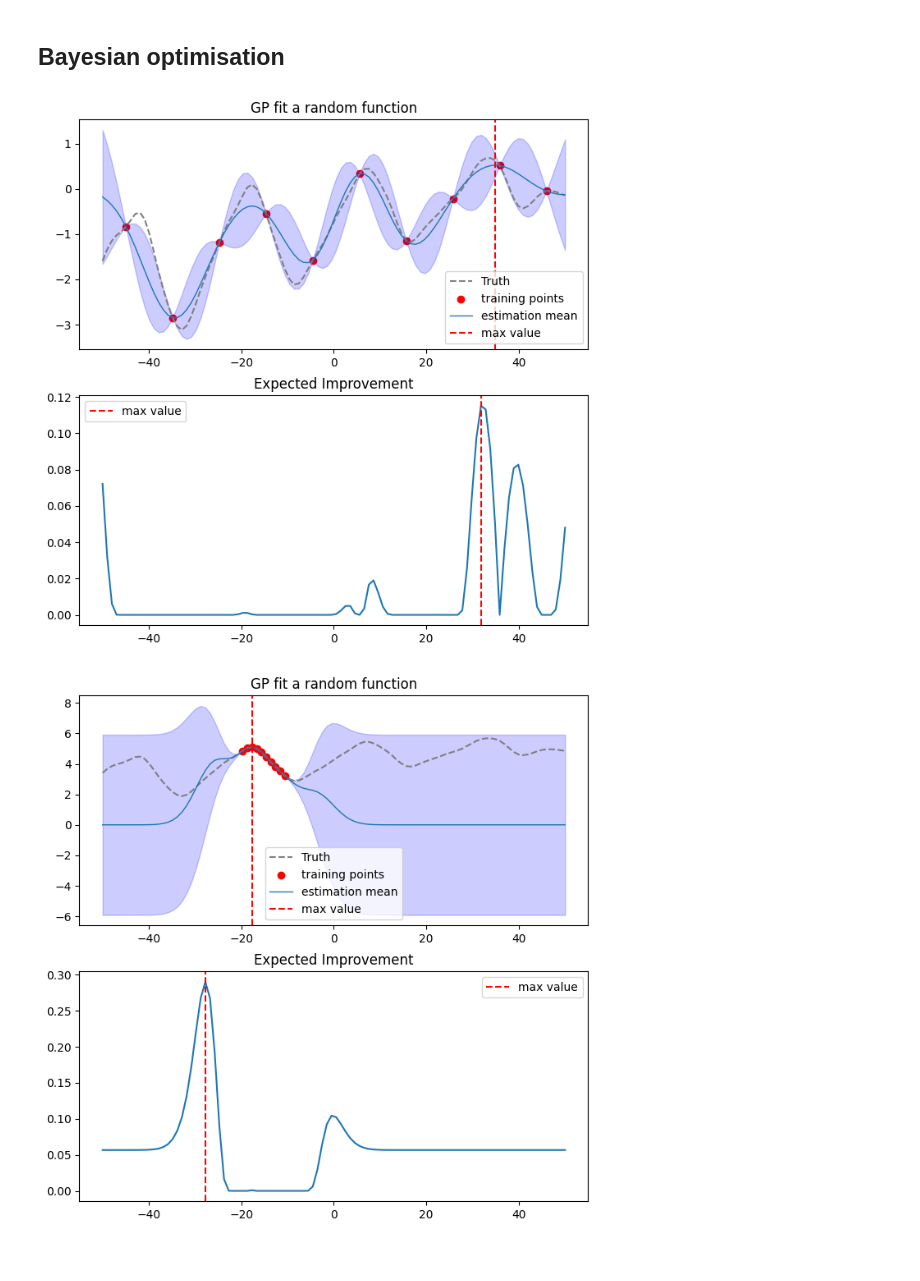
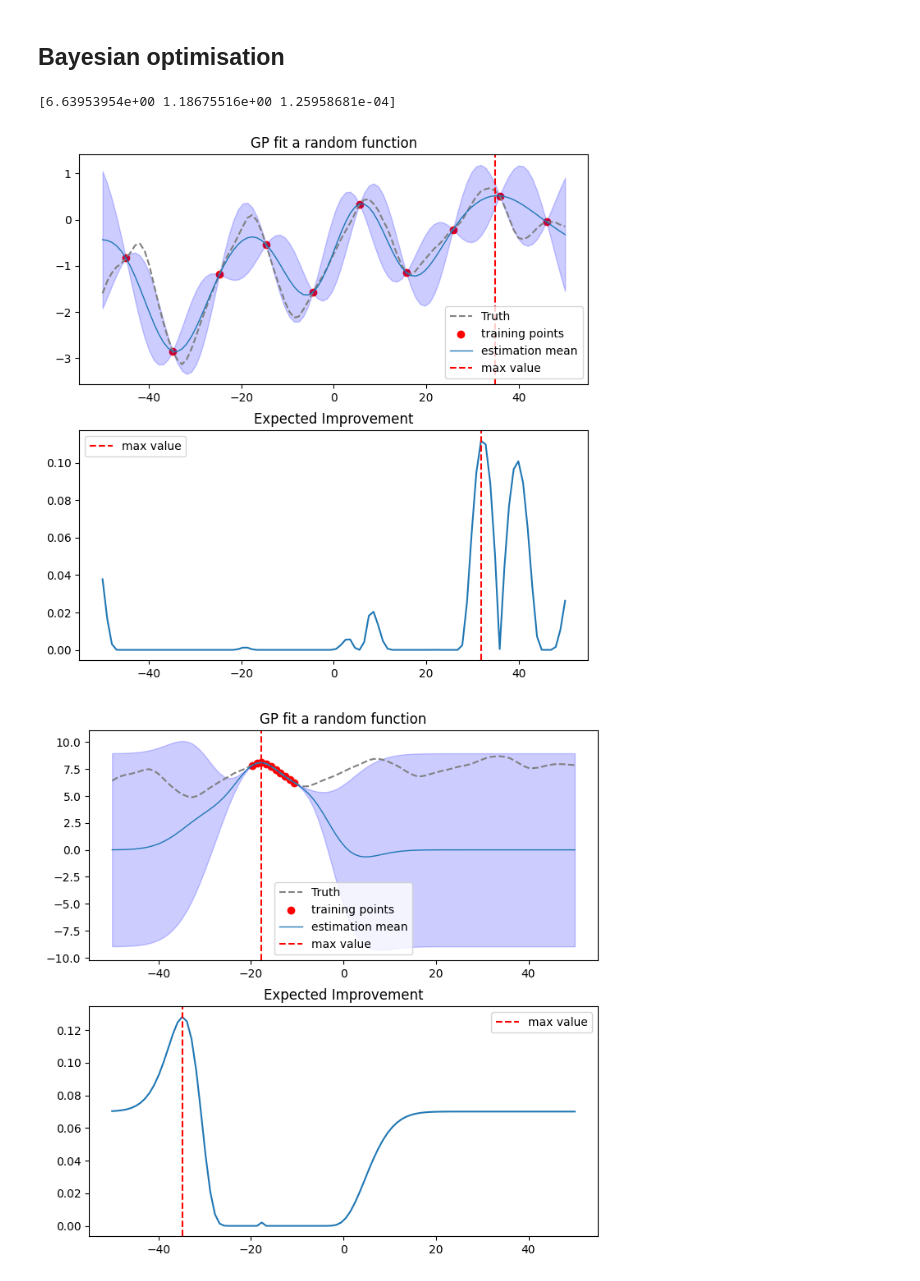
Before and after one commit to kurexi/ml-labs, a Jupyter notebook: GaussianProcess.ipynb, the cells around one changed output. Saved outputs shown, nothing was run; the diff lists cells and outputs as text; code cells hidden in the pictures.

```diff
--- a/GaussianProcess.ipynb
+++ b/GaussianProcess.ipynb
@@ -38,13 +38,16 @@ plt.show()
 # %% [output]
 [figure]
 # %%
-def covariance_matrix(X, kernel_fun, sigma_d=1.0):
+def covariance_matrix(X, kernel_fun, sigma_d=0.01):
   cvx = np.zeros((len(X), len(X)))
   for i in range(len(X)):
     for j in range(len(X)):
       cvx[i, j] = kernel_fun(X[i], X[j])
 
-  return cvx + 1e-5 * np.eye(len(X)) * sigma_d**2
+  true_noise = sigma_d**2 * np.eye(len(X))
+  jitter = 1e-6 * np.eye(len(X))
+
+  return cvx + true_noise + jitter
 
 def k_se(x_m, x_n, sigma=2.0, l=50.0):
   return sigma**2 * np.exp(-(x_m - x_n)**2/2/l**2)
@@ -277,14 +283,17 @@ x_train = x_test[5::10]
 t_train = truth[5::10]
 axis[0].scatter(x_train, t_train, c='red', label='training points')
 
-result = opt.minimize(negative_lml, [2, 1.0, 1.0], args=(x_train, t_train, k_se))
+result = opt.minimize(negative_lml, [10.0, 1.0, 0], args=(x_train, t_train, k_se))
 l_op, sigma_f_op, sigma_d_op = result.x
+print(result.x)
 learned_kernel = covariance_matrix(x_train, lambda x,y: k_se(x, y, sigma_f_op, l_op), sigma_d=sigma_d_op)
 pure_kernel = covariance_matrix(x_train, lambda x,y: k_se(x, y, sigma_f_op, l_op), sigma_d=0)
 
-inv_K_times_t = np.linalg.solve(learned_kernel, t_train)
+prior_mean = np.mean(t_train)
+
+inv_K_times_t = np.linalg.solve(learned_kernel, t_train - prior_mean)
 K_star_x = cross_covariance_matrix(x_test, x_train, lambda x,y: k_se(x, y, sigma_f_op, l_op))
-mean_test = np.dot(K_star_x, inv_K_times_t)
+mean_test = prior_mean + np.dot(K_star_x, inv_K_times_t)
 
 K_star_star = covariance_matrix(x_test, lambda x,y: k_se(x, y, sigma_f_op, l_op), sigma_d=0)
 inv_K_times_K_x_star = np.linalg.solve(learned_kernel, K_star_x.T)
@@ -307,11 +316,12 @@ axis[1].legend()
 
 plt.show()
 # %% [output]
+[6.63953954e+00 1.18675516e+00 1.25958681e-04]
-[figure, old version]
+[figure, new version]
 # %%
 # Failure snario
 fig, axis = plt.subplots(2, 1, figsize=(8,8))
-truth2 = truth+5
+truth2 = truth+8
 axis[0].plot(x_test, truth2, linestyle='--', c='gray', label='Truth')
 
 x_train = x_test[30:40:1]
@@ -321,34 +331,34 @@ axis[0].scatter(x_train, t_train, c='red', label='training points')
 result = opt.minimize(negative_lml, [2, 1.0, 1.0], args=(x_train, t_train, k_se))
 l_op, sigma_f_op, sigma_d_op = result.x
 learned_kernel = covariance_matrix(x_train, lambda x,y: k_se(x, y, sigma_f_op, l_op), sigma_d=sigma_d_op)
 pure_kernel = covariance_matrix(x_train, lambda x,y: k_se(x, y, sigma_f_op, l_op), sigma_d=0)
 
 inv_K_times_t = np.linalg.solve(learned_kernel, t_train)
 K_star_x = cross_covariance_matrix(x_test, x_train, lambda x,y: k_se(x, y, sigma_f_op, l_op))
 mean_test = np.dot(K_star_x, inv_K_times_t)
 
 K_star_star = covariance_matrix(x_test, lambda x,y: k_se(x, y, sigma_f_op, l_op), sigma_d=0)
 inv_K_times_K_x_star = np.linalg.solve(learned_kernel, K_star_x.T)
 covariance_test = K_star_star - np.dot(K_star_x, inv_K_times_K_x_star)
 std_test = np.sqrt(np.maximum(np.diag(covariance_test), 0))
 
 i_eta =  np.argmax(mean_test)
 
 axis[0].fill_between(x_test, mean_test - 1.96*std_test, mean_test + 1.96*std_test, color='blue', alpha=0.2)
 axis[0].plot(x_test, mean_test, linewidth=1, label='estimation mean')
 axis[0].set_title('GP fit a random function')
 axis[0].axvline(x=x_test[i_eta], color='red', linestyle='--', label='max value')
 axis[0].legend()
 
 eis = [expected_improvement(mean_test, std_test, mean_test[i_eta])]
 axis[1].plot(x_test, eis[0])
 axis[1].axvline(x=x_test[np.argmax(eis[0])], color='red', linestyle='--', label='max value')
 axis[1].set_title('Expected Improvement')
 axis[1].legend()
 
 plt.show()
 # %% [output]
-[figure, old version]
+[figure, new version]
 # %%
 # Failure snario
 fig, axis = plt.subplots(2, 1, figsize=(8,8))
```
Also changed, not shown: parts of 6 cells of this notebook.
